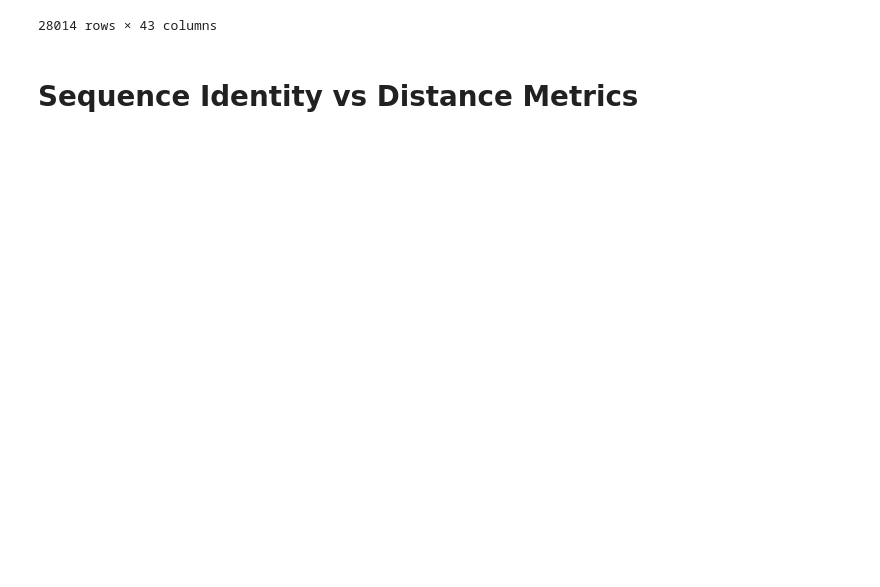
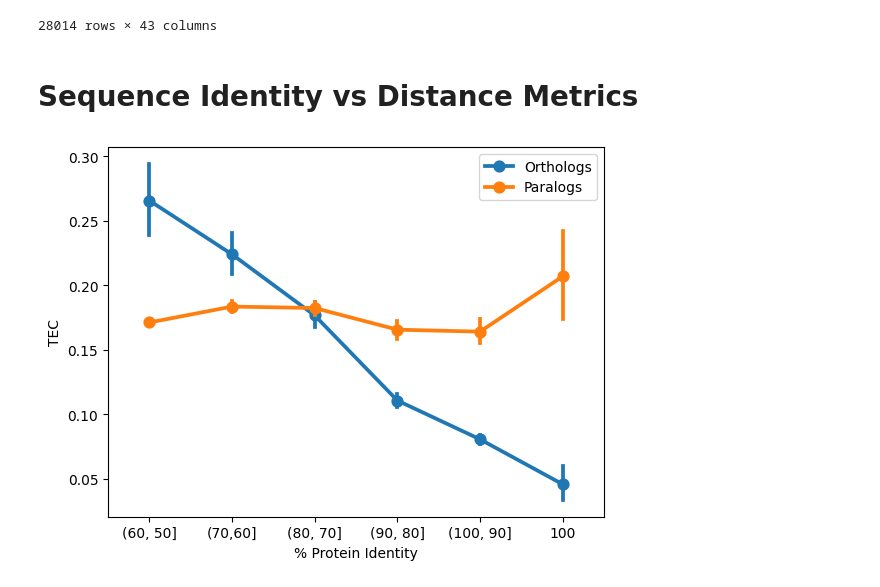
Before and after one commit to AndrewH72/Gene-Duplication, a Jupyter notebook: scripts/dataAnalysis.ipynb, the cells around one changed output. Drawn from its saved outputs; the diff is of its cells as text; code cells hidden in the pictures; blank space fills up the shorter version.

```diff
--- a/scripts/dataAnalysis.ipynb
+++ b/scripts/dataAnalysis.ipynb
@@ -1297,31 +1297,36 @@ orthoMasterTable.to_parquet("/Users/andrewhsu/Projects/McNair/data/orthologTable
 # %%
 orthoMasterTable = pd.read_parquet("/Users/andrewhsu/Projects/McNair/data/orthologTableDistDupeBioTypeParentalDaughterGOEPExondNdSProtID.parquet")
 humanParalogMasterTable = pd.read_parquet("/Users/andrewhsu/Projects/McNair/data/humanParalogMasterTable.parquet")
 mouseParalogMasterTable = pd.read_parquet("/Users/andrewhsu/Projects/McNair/data/mouseParalogMasterTable.parquet")
 
 similarityBins = [50, 60, 70, 80, 90, 100]
 similarityLabels = ["(60, 50]", "(70,60]", "(80, 70]", "(90, 80]", "(100, 90]"]
 allParalog = pd.concat([humanParalogMasterTable.iloc[:, np.r_[4:10, -4:0]], mouseParalogMasterTable.iloc[:, np.r_[2:3, 4:10, -4:0]]])
 allOrthos = orthoMasterTable.iloc[:, np.r_[2:3, 4:9, -4:0]]
 
 allParalog["Bins"] = pd.cut(allParalog["% Protein Identity"], bins=similarityBins, labels=similarityLabels, right=True)
 allOrthos["Bins"] = pd.cut(allOrthos["% Protein Identity"], bins=similarityBins, labels=similarityLabels, right=True)
 
 allParalog["Bins"] = allParalog["Bins"].cat.add_categories("100")
 allParalog.loc[allParalog["% Protein Identity"] == 100, "Bins"] = "100"
 
 allOrthos["Bins"] = allOrthos["Bins"].cat.add_categories("100")
 allOrthos.loc[allOrthos["% Protein Identity"] == 100, "Bins"] = "100"
 
-# allParalog["dSBins"] = pd.cut(allParalog["dS"], bins=similarityBins, labels=similarityLabels, right=True)
-# allOrthos["dSBins"] = pd.cut(allOrthos["dS"], bins=similarityBins, labels=similarityLabels, right=True)
-
-# allParalog["dSBins"] = allParalog["dSBins"].cat.add_categories("100")
-# allParalog.loc[allParalog["dS"] == 100, "dSBins"] = "100"
-
-# allOrthos["dSBins"] = allOrthos["dSBins"].cat.add_categories("100")
-# allOrthos.loc[allOrthos["dS"] == 100, "dSBins"] = "100"
+similarityBinsdS = [0, 0.4, 0.8, 1.2, 1.6, 2]
+similarityLabelsdS = ["(0.4, 0]", "(0.8, 0.4]", "(1.2, 0.8]", "(1.6, 1.2]", "(2, 1.6]"]
+allParalog["dSBins"] = pd.cut(allParalog["dS"], bins=similarityBinsdS, labels=similarityLabelsdS, right=True)
+allOrthos["dSBins"] = pd.cut(allOrthos["dS"], bins=similarityBinsdS, labels=similarityLabelsdS, right=True)
 
 allOrthos = allOrthos.assign(Source="Orthologs")
 allParalog = allParalog.assign(Source="Paralogs")
+
 orthosVSParalogs = pd.concat([allOrthos, allParalog], ignore_index=True)
+filteredDF = orthosVSParalogs.dropna(subset=[distMetric, "Bins", "Source"])
+ax = sns.pointplot(filteredDF, x="Bins", y=distMetric, hue="Source", hue_order=list(filteredDF["Source"].unique()))
+ax.get_legend().set_title("")
+ax.set(xlabel="% Protein Identity")
+plt.savefig(f"/Users/andrewhsu/Projects/McNair/plots/OrthoVsParalogProtIDDistMetric/ProtIDvs{distMetric}.png", dpi=300)
+plt.show()
+# %% [output]
+[figure, added]
```
Also changed, not shown: parts of 6 cells of this notebook, 16 other files.
